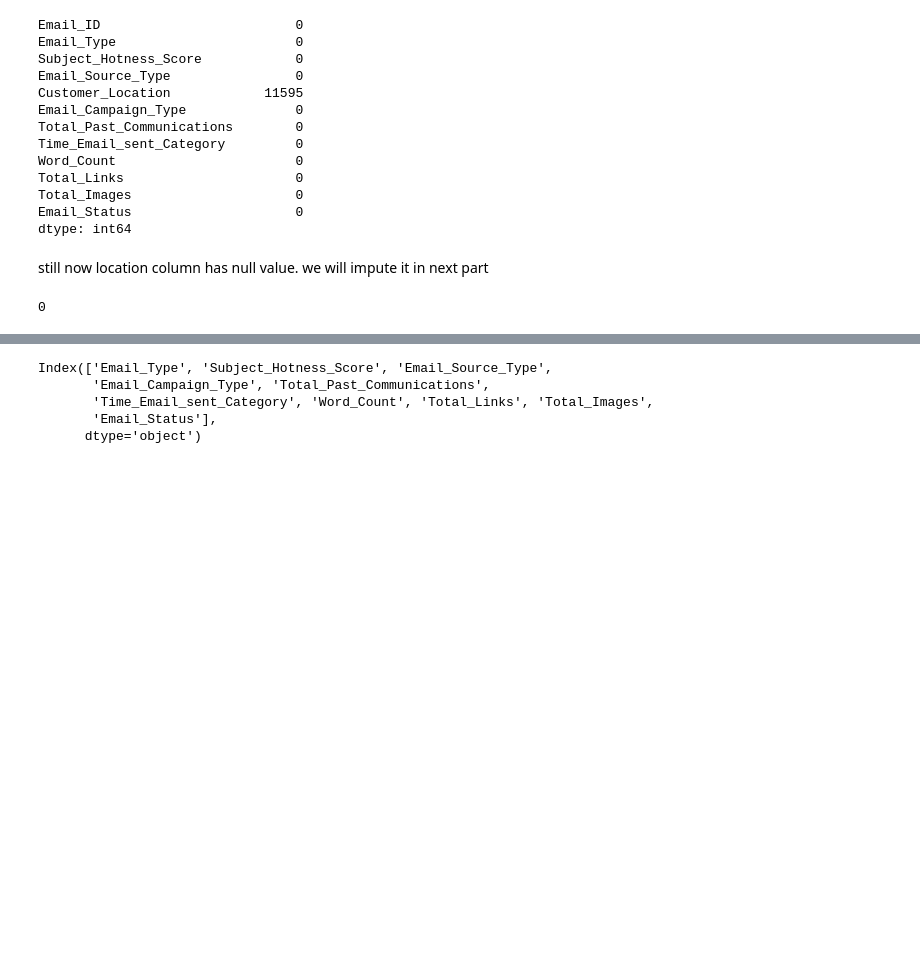
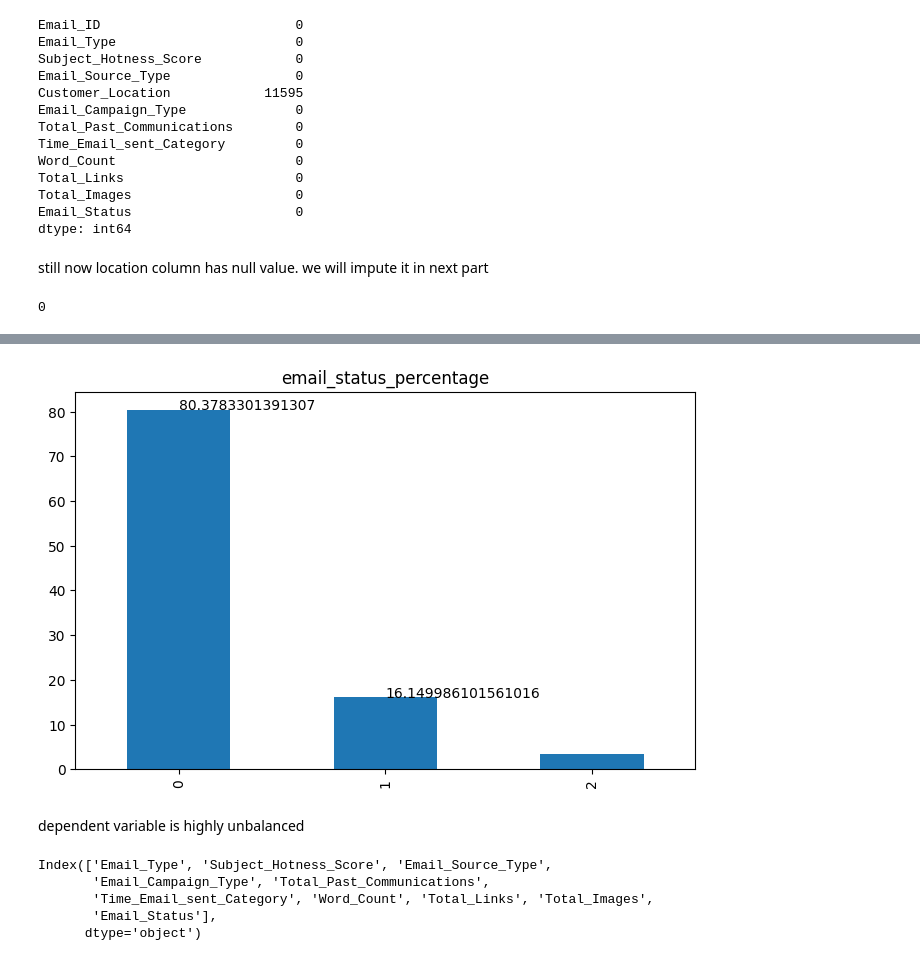
Before and after one commit to renukagore107/CAPSTONE-PROJECT-3--CLASSIFICATION, a Jupyter notebook: classification_data_email.ipynb, the cells around one changed output, grey strips where cells are left out. Saved outputs shown, nothing was run; the diff lists cells and outputs as text; code cells hidden in the pictures; blank space fills up the shorter version.

```diff
--- a/classification_data_email.ipynb
+++ b/classification_data_email.ipynb
@@ -239 +304,12 @@ email_df.duplicated().sum()
+# %%
+ax=email_df['Email_Status'].value_counts(normalize=True)*100
+ax.plot.bar()
+plt.title("email_status_percentage")
+for x,y in zip([0,1],ax):
+  plt.text(x,y,y)
+plt.show()
+# %% [output]
+[figure, added]
+# %% [markdown]
+dependent variable is highly unbalanced
 # %%
```
Also changed, not shown: parts of 8 cells of this notebook.
